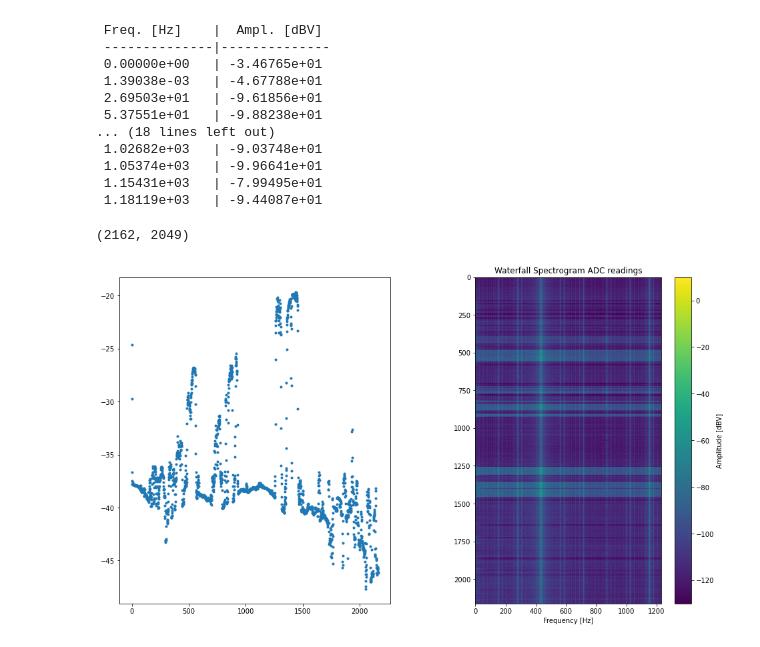
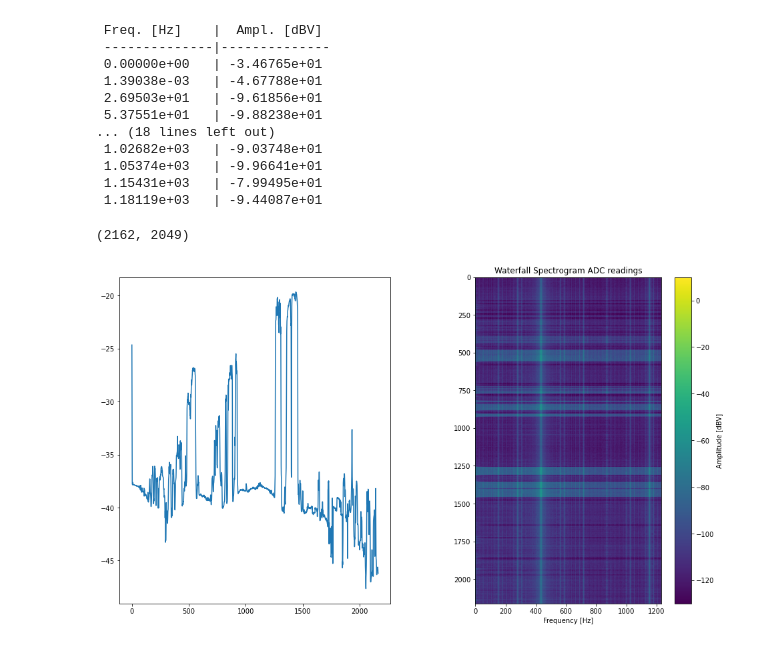
Before and after one commit to Habraken/WaveShare-ADS1256, a Jupyter notebook: data_analysis.ipynb, the cells around one changed output. Cells and saved outputs as stored; diff of their text form; code cells hidden in the pictures.

```diff
--- a/data_analysis.ipynb
+++ b/data_analysis.ipynb
@@ -153,23 +153,23 @@ Peaks:
 # %%
 
 fig, (axis1,axis2) = plt.subplots(1,2, figsize =(16, 9), facecolor=(1,1,1))
 fft_points = (2 ** 12)
 time_step = 1./data_rate
 bin_width = 1/(data.size*time_step)
 freq_bins = np.fft.rfftfreq(fft_points, d=time_step)
 waterfall = np.empty((int(data.size/fft_points),int(fft_points/2)+1))
 background = np.empty(int(data.size/fft_points))
 print(waterfall.shape)
 for i in range(int(data.size/fft_points)):
     waterfall[i,] = 20 * np.log10(np.abs(np.fft.rfft(data[i*fft_points:(i+1)*fft_points], norm='forward')))
     background[i] = waterfall[i,0]
 plot1 = axis2.imshow(waterfall, extent=[np.min(freq_bins),np.max(freq_bins),int(data.size/fft_points),0], vmin=-130,vmax=10) # vmin=10e-5,vmax=10e1, norm=colors.Normalize()
 fig.colorbar(plot1, label='Amplitude [dBV]')
-plot2 = axis1.plot(background,'.')
+plot2 = axis1.plot(background,'-')
 axis2.set_xlabel('Frequency [Hz]')
 axis2.set_title(r'Waterfall Spectrogram ADC readings')
 plt.savefig('waterfall.png', bbox_inches='tight')
 plt.show()
 # %% [output]
 (2162, 2049)
-[figure, old version]
+[figure, new version]
```
Also changed, not shown: 1 other file.
